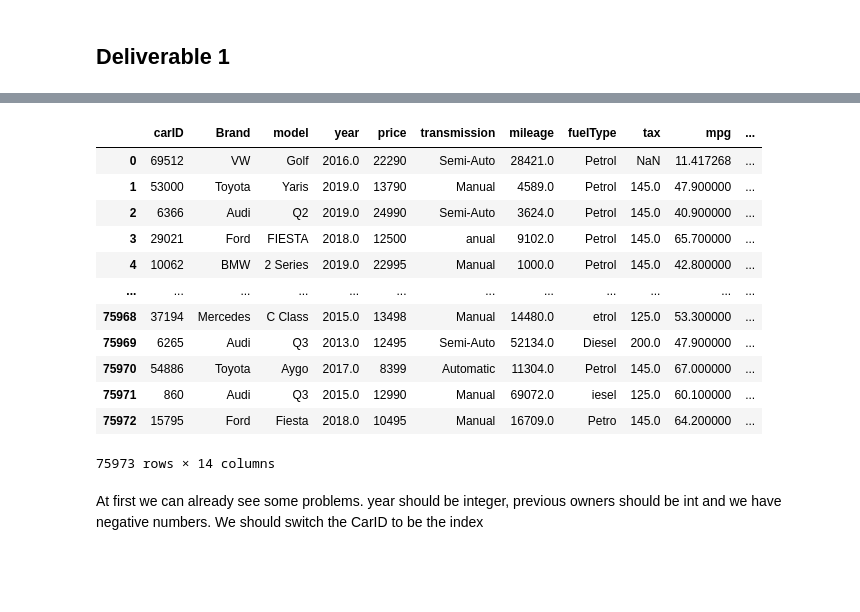
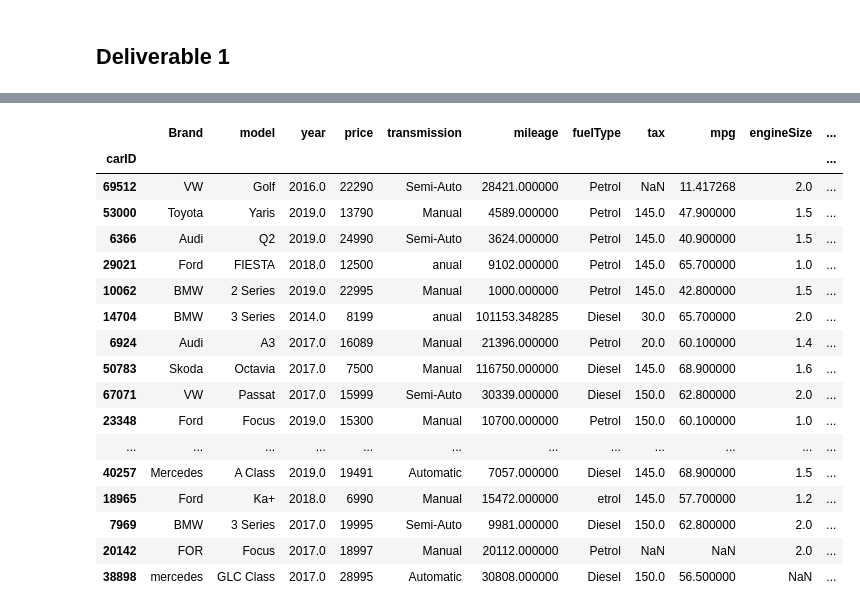
Before and after one commit to barbara-sousa-franco/Machine-Learning-Project, a Jupyter notebook: Deliverable 1.ipynb, the cells around one changed output, grey strips where cells are left out. Drawn from its saved outputs; the diff is of its cells as text; code cells hidden in the pictures; blank space fills up the shorter version.

```diff
--- a/Deliverable 1.ipynb
+++ b/Deliverable 1.ipynb
@@ -9,3 +14,3 @@ import openpyxl
 # %%
-df_train = pd.read_csv('train.csv')
-df_test = pd.read_csv('test.csv')
+df_train = pd.read_csv('train.csv', index_col = "carID")
+df_test = pd.read_csv('test.csv', index_col = "carID")
@@ -12,19 +43,21 @@ df_test = pd.read_csv('test.csv')
 # %%
-df_train
+df_train.head(20)
 # %% [output]
-|  | carID | Brand | model | year | price | transmission | mileage | fuelType | tax | mpg | ... |
-| 0 | 69512 | VW | Golf | 2016.0 | 22290 | Semi-Auto | 28421.0 | Petrol | NaN | 11.417268 | ... |
-| 1 | 53000 | Toyota | Yaris | 2019.0 | 13790 | Manual | 4589.0 | Petrol | 145.0 | 47.900000 | ... |
-| 2 | 6366 | Audi | Q2 | 2019.0 | 24990 | Semi-Auto | 3624.0 | Petrol | 145.0 | 40.900000 | ... |
-| 3 | 29021 | Ford | FIESTA | 2018.0 | 12500 | anual | 9102.0 | Petrol | 145.0 | 65.700000 | ... |
-| 4 | 10062 | BMW | 2 Series | 2019.0 | 22995 | Manual | 1000.0 | Petrol | 145.0 | 42.800000 | ... |
+|  | Brand | model | year | price | transmission | mileage | fuelType | tax | mpg | engineSize | ... |
+| carID |  |  |  |  |  |  |  |  |  |  | ... |
+| 69512 | VW | Golf | 2016.0 | 22290 | Semi-Auto | 28421.000000 | Petrol | NaN | 11.417268 | 2.0 | ... |
+| 53000 | Toyota | Yaris | 2019.0 | 13790 | Manual | 4589.000000 | Petrol | 145.0 | 47.900000 | 1.5 | ... |
+| 6366 | Audi | Q2 | 2019.0 | 24990 | Semi-Auto | 3624.000000 | Petrol | 145.0 | 40.900000 | 1.5 | ... |
+| 29021 | Ford | FIESTA | 2018.0 | 12500 | anual | 9102.000000 | Petrol | 145.0 | 65.700000 | 1.0 | ... |
+| 10062 | BMW | 2 Series | 2019.0 | 22995 | Manual | 1000.000000 | Petrol | 145.0 | 42.800000 | 1.5 | ... |
+| 14704 | BMW | 3 Series | 2014.0 | 8199 | anual | 101153.348285 | Diesel | 30.0 | 65.700000 | 2.0 | ... |
+| 6924 | Audi | A3 | 2017.0 | 16089 | Manual | 21396.000000 | Petrol | 20.0 | 60.100000 | 1.4 | ... |
+| 50783 | Skoda | Octavia | 2017.0 | 7500 | Manual | 116750.000000 | Diesel | 145.0 | 68.900000 | 1.6 | ... |
+| 67071 | VW | Passat | 2017.0 | 15999 | Semi-Auto | 30339.000000 | Diesel | 150.0 | 62.800000 | 2.0 | ... |
+| 23348 | Ford | Focus | 2019.0 | 15300 | Manual | 10700.000000 | Petrol | 150.0 | 60.100000 | 1.0 | ... |
 | ... | ... | ... | ... | ... | ... | ... | ... | ... | ... | ... | ... |
-| 75968 | 37194 | Mercedes | C Class | 2015.0 | 13498 | Manual | 14480.0 | etrol | 125.0 | 53.300000 | ... |
-| 75969 | 6265 | Audi | Q3 | 2013.0 | 12495 | Semi-Auto | 52134.0 | Diesel | 200.0 | 47.900000 | ... |
-| 75970 | 54886 | Toyota | Aygo | 2017.0 | 8399 | Automatic | 11304.0 | Petrol | 145.0 | 67.000000 | ... |
-| 75971 | 860 | Audi | Q3 | 2015.0 | 12990 | Manual | 69072.0 | iesel | 125.0 | 60.100000 | ... |
-| 75972 | 15795 | Ford | Fiesta | 2018.0 | 10495 | Manual | 16709.0 | Petro | 145.0 | 64.200000 | ... |
+| 40257 | Mercedes | A Class | 2019.0 | 19491 | Automatic | 7057.000000 | Diesel | 145.0 | 68.900000 | 1.5 | ... |
+| 18965 | Ford | Ka+ | 2018.0 | 6990 | Manual | 15472.000000 | etrol | 145.0 | 57.700000 | 1.2 | ... |
+| 7969 | BMW | 3 Series | 2017.0 | 19995 | Semi-Auto | 9981.000000 | Diesel | 150.0 | 62.800000 | 2.0 | ... |
+| 20142 | FOR | Focus | 2017.0 | 18997 | Manual | 20112.000000 | Petrol | NaN | NaN | 2.0 | ... |
+| 38898 | mercedes | GLC Class | 2017.0 | 28995 | Automatic | 30808.000000 | Diesel | 150.0 | 56.500000 | NaN | ... |
-75973 rows × 14 columns
-# %% [markdown]
-At first we can already see some problems. year should be integer, previous owners should be int and we have negative numbers.
-We should switch the CarID to be the index
```
Also changed, not shown: parts of 104 cells of this notebook, 1 other file.
